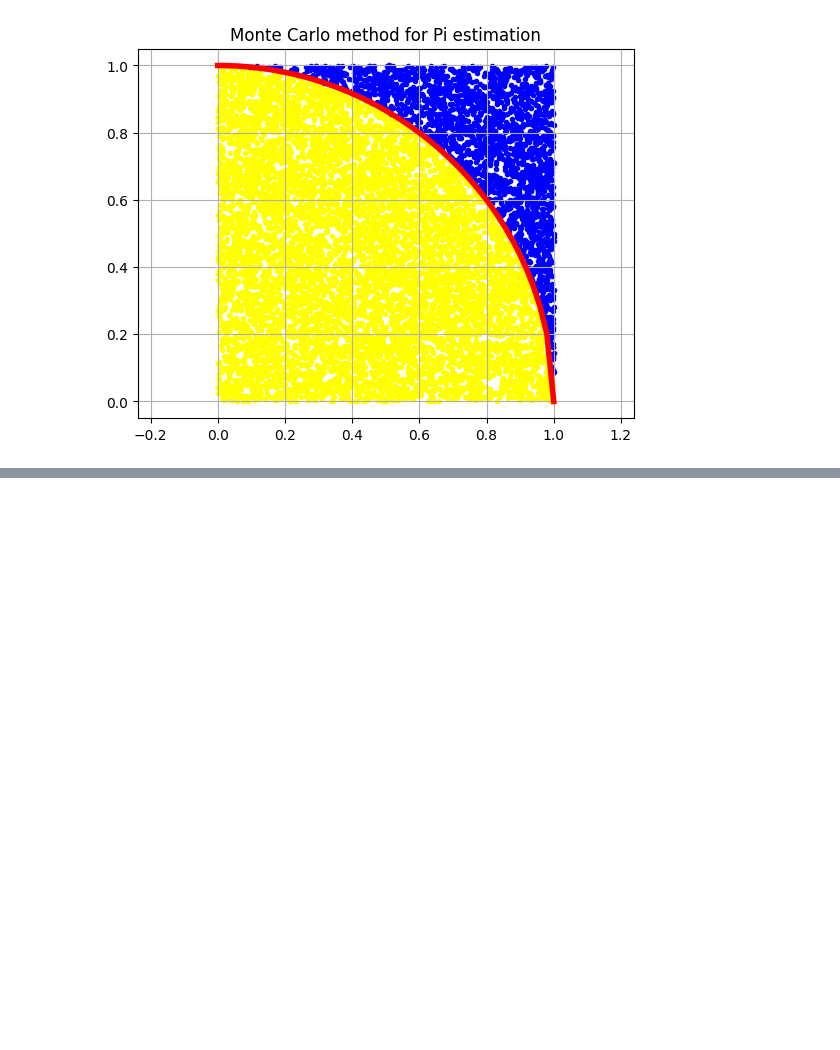
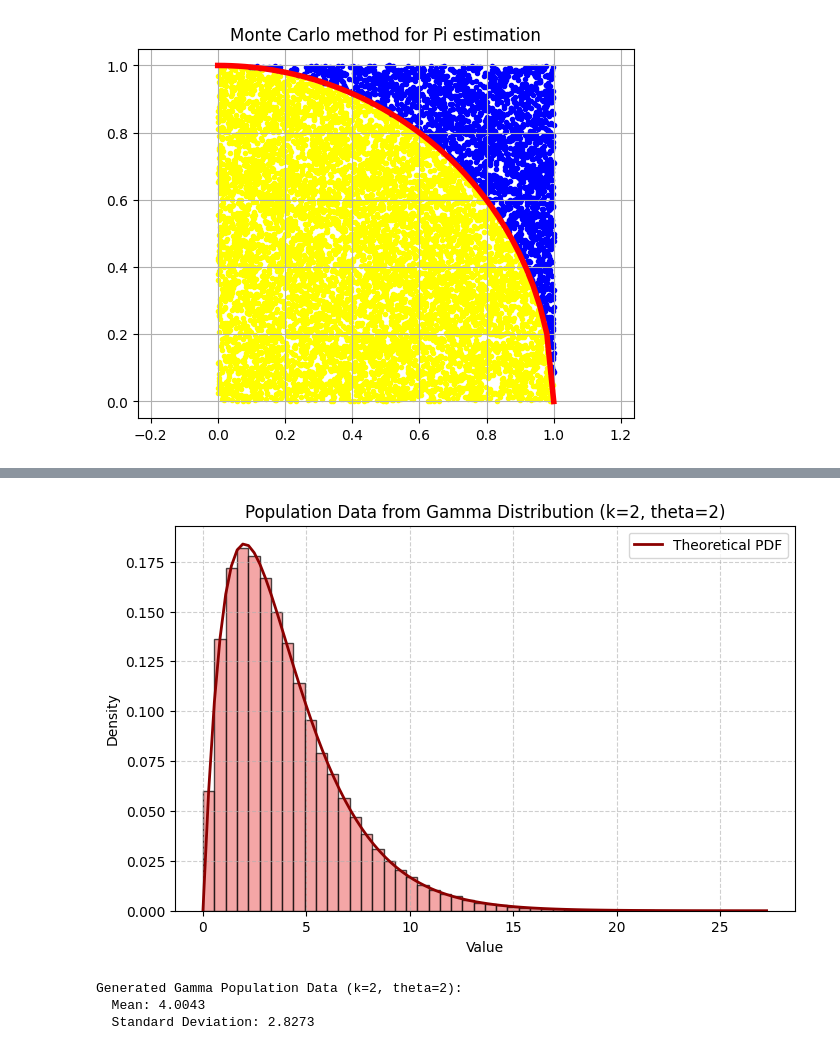
Before and after one commit to ralphbacor-creator/Bacor-simu., a Jupyter notebook: Bacor act.4.ipynb, the cells around one changed output, grey strips where cells are left out. Saved outputs shown, nothing was run; the diff lists cells and outputs as text; code cells hidden in the pictures; blank space fills up the shorter version.

```diff
--- a/Bacor act.4.ipynb
+++ b/Bacor act.4.ipynb
@@ -53,0 +58,35 @@ N=10000 M=7809 Pi=3.1236
+# %%
+import numpy as np
+import matplotlib.pyplot as plt
+from scipy.stats import gamma
+
+# Define parameters for the Gamma population distribution
+k = 2     # Shape parameter (e.g., k=1 for exponential, k>1 for more symmetric shapes)
+theta = 2 # Scale parameter (controls the spread)
+num_data_points = 100000 # Number of data points to generate
+
+# Generate population data from a Gamma distribution
+population_data = np.random.gamma(k, theta, num_data_points)
+
+# Plot the histogram of the generated population data
+plt.figure(figsize=(8, 5))
+plt.hist(population_data, bins=50, density=True, alpha=0.7, color='lightcoral', edgecolor='black')
+plt.title(f'Population Data from Gamma Distribution (k={k}, theta={theta})')
+plt.xlabel('Value')
+plt.ylabel('Density')
+plt.grid(True, linestyle='--', alpha=0.6)
+
+# Overlay the theoretical Gamma PDF for comparison
+x_gamma = np.linspace(0, max(population_data), 100)
+plt.plot(x_gamma, gamma.pdf(x_gamma, a=k, scale=theta), color='darkred', linewidth=2, label='Theoretical PDF')
+plt.legend()
+plt.show()
+
+print(f"\nGenerated Gamma Population Data (k={k}, theta={theta}):")
+print(f"  Mean: {np.mean(population_data):.4f}")
+print(f"  Standard Deviation: {np.std(population_data):.4f}")
+# %% [output]
+[figure, added]
+Generated Gamma Population Data (k=2, theta=2):
+  Mean: 4.0043
+  Standard Deviation: 2.8273
```
Also changed, not shown: parts of 3 cells of this notebook.
